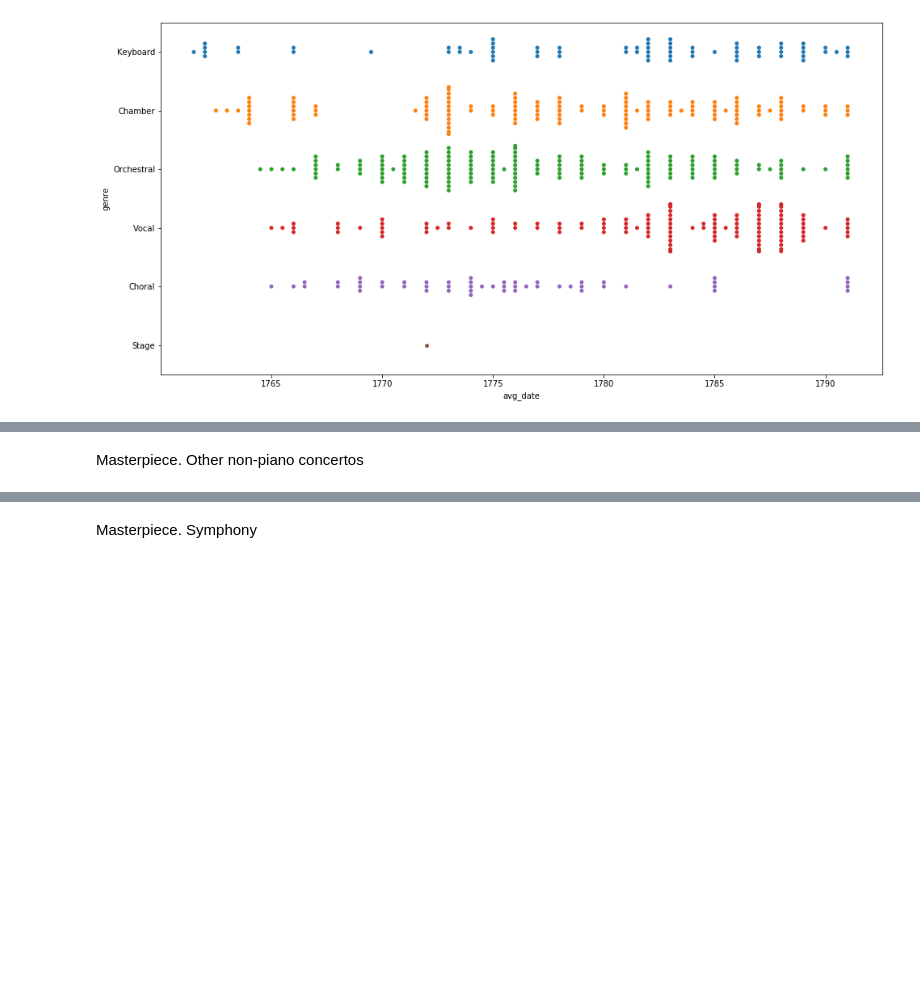
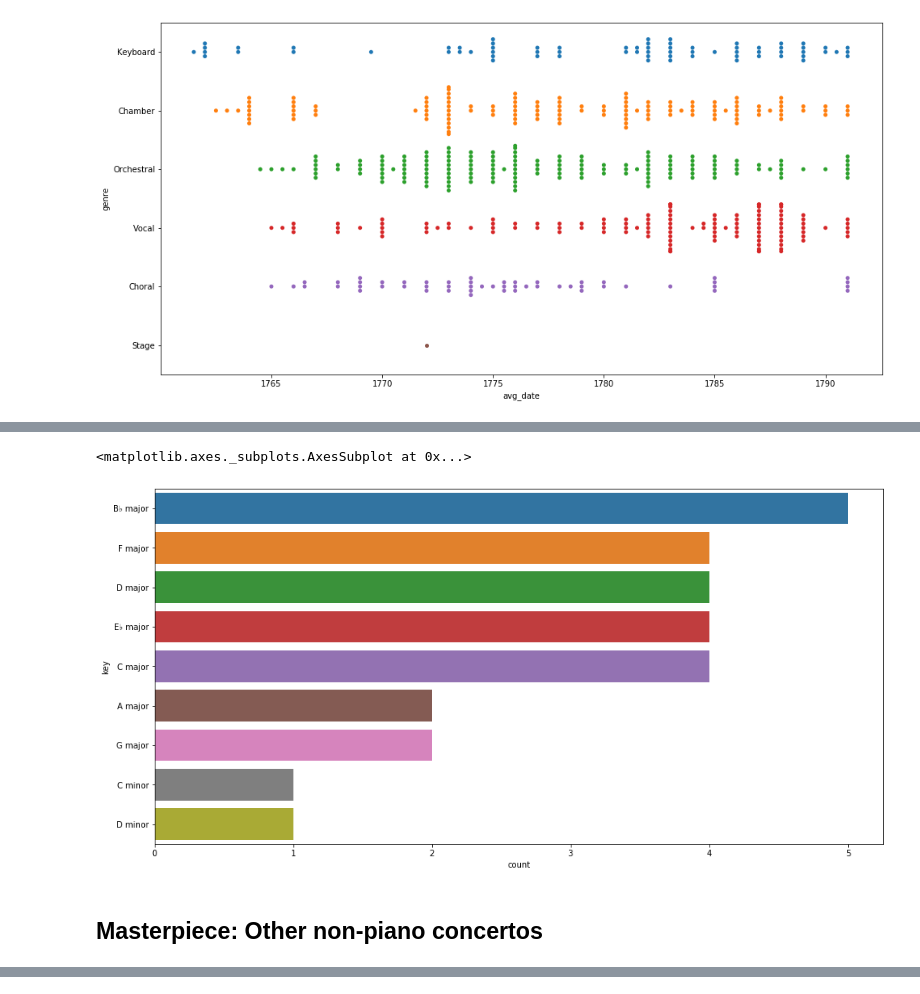
Before and after one commit to chiahsingpi/visualizing_composer, a Jupyter notebook: Mozart.ipynb, the cells around one changed output, grey strips where cells are left out. Drawn from its saved outputs; the diff is of its cells as text; code cells hidden in the pictures; blank space fills up the shorter version.

```diff
--- a/Mozart.ipynb
+++ b/Mozart.ipynb
@@ -228,8 +272,14 @@ df.loc[df['title'].str.contains('Piano Concerto', case =False)]
 | 415 | 503 | 503 | Piano Concerto No.25 | pf orch | C major | 1784–86 | Orchestral |  | major | 1784 | 1786 | ... |
 | 447 | 537 | 537 | Piano Concerto No.26 ("Coronation") | pf orch | D major | 1787–88 | Orchestral |  | major | 1787 | 1788 | ... |
 | 497 | 595 | 595 | Piano Concerto No.27 | pf orch | B♭ major | 1791 | Orchestral |  | major | 1791 | 1791 | ... |
+# %%
+plt.figure(figsize=(16,8))
+sns.countplot(y = df['key'][df['title'].str.contains('Piano Concerto')], order = df['key'][df['title'].str.contains('Piano Concerto')].value_counts().index)
+# %% [output]
+<matplotlib.axes._subplots.AxesSubplot at 0x...>
+[figure, added]
 # %% [markdown]
-Masterpiece. Other non-piano concertos
+## Masterpiece: Other non-piano concertos
 # %%
 # Non-piano concertos
 df.loc[(df['title'].str.contains('Concerto', case =False)) & (~df['title'].str.contains('Piano Concerto', case =False))]
@@ -251,5 +301,3 @@ df.loc[(df['title'].str.contains('Concerto', case =False)) & (~df['title'].str.c
 | 405 | 495 | 495 | Horn Concerto | hn orch | E♭ major | 1786 | Orchestral |  | major | 1786 | 1786 | ... |
 | 513 | 622 | 622 | Clarinet Concerto | cl orch | A major | 1791 | Orchestral |  | major | 1791 | 1791 | ... |
 | 521 | 268 | Anh.C 14.04 | Violin Concerto | vn orch | E♭ major | 1790 | Orchestral | Mozart's authorship doubtful | major | 1790 | 1790 | ... |
-# %% [markdown]
-Masterpiece. Symphony
```
Also changed, not shown: parts of 22 cells of this notebook.
